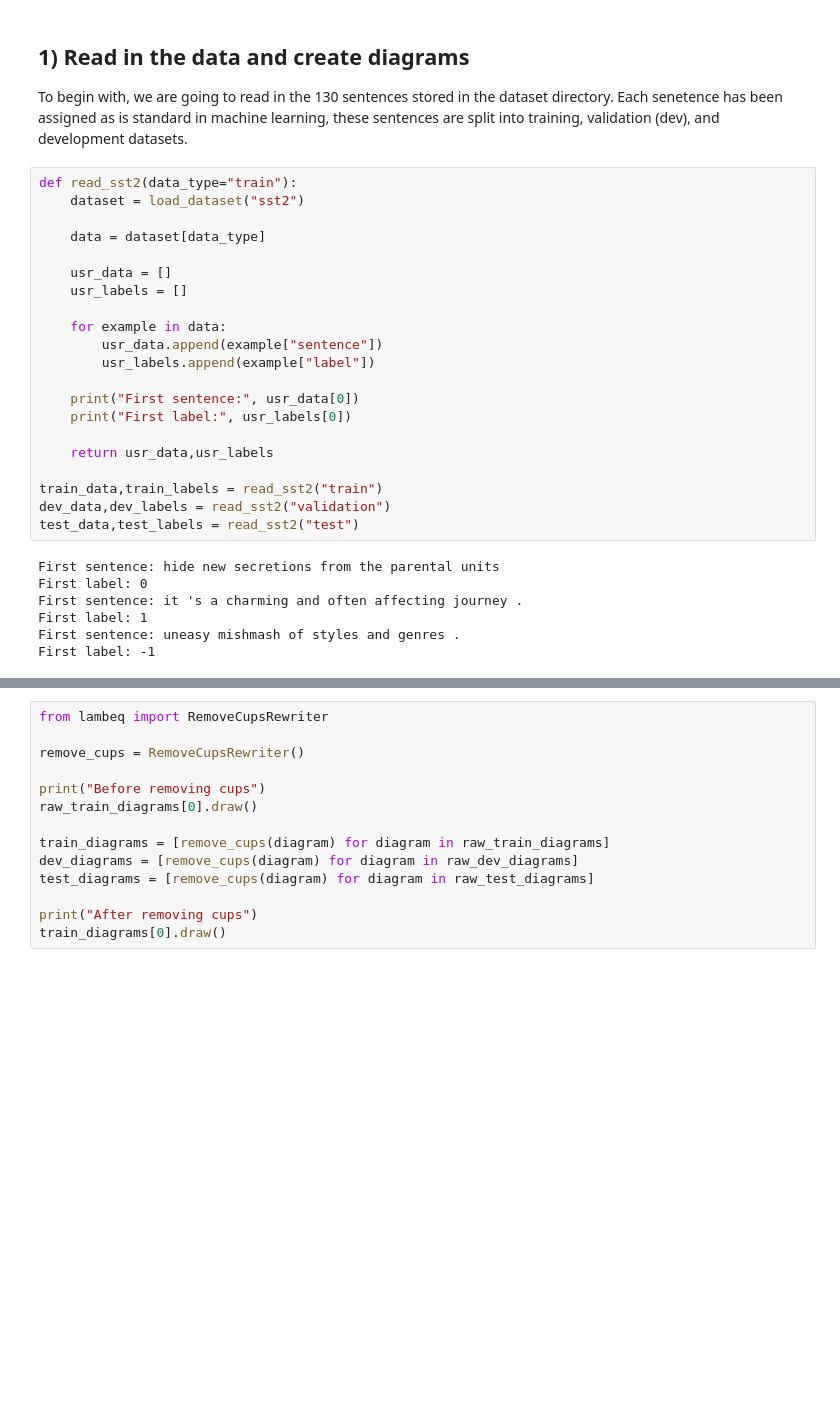
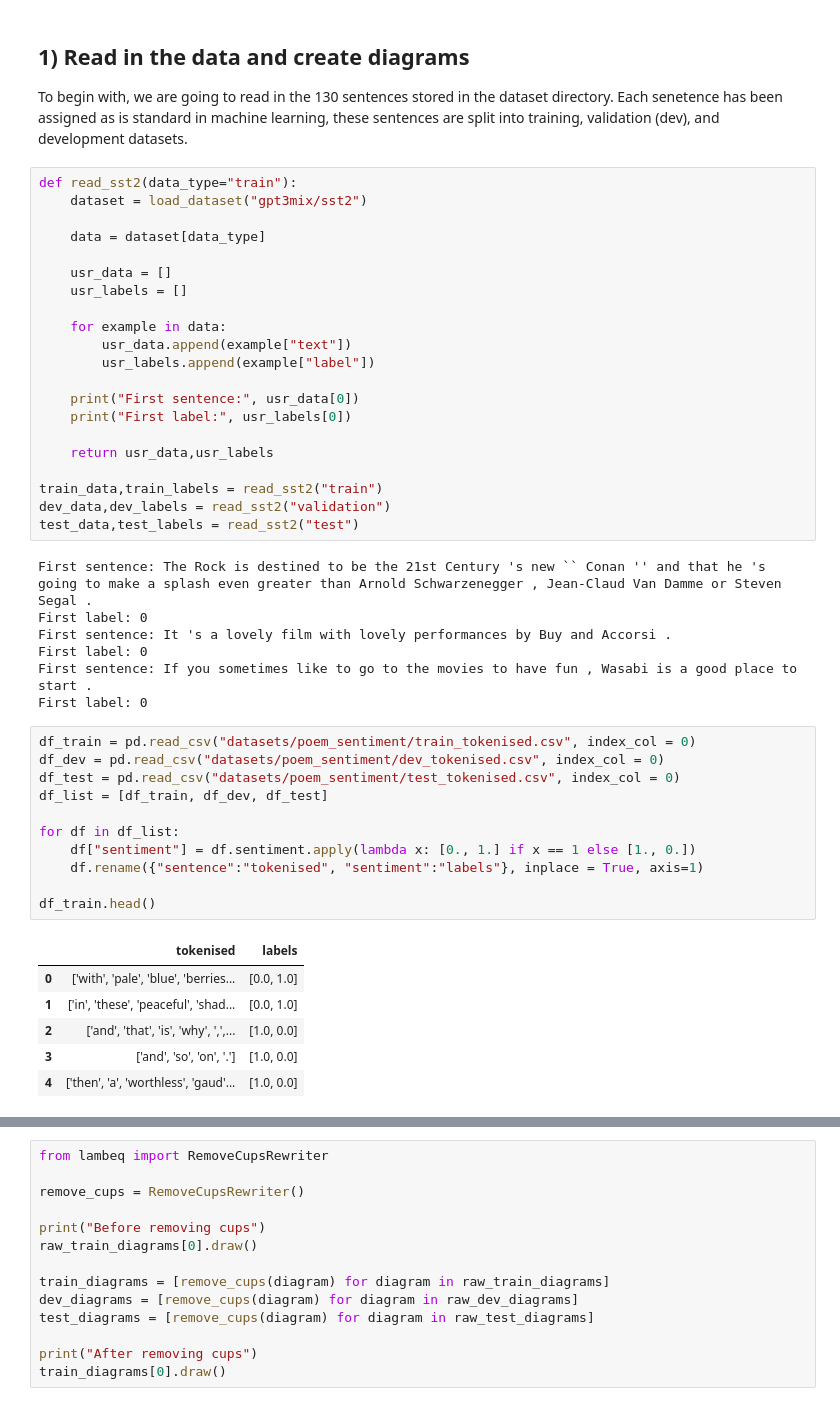
Before and after one commit to blue-research/qlang, a Jupyter notebook: algo.ipynb, the cells around one changed output, grey strips where cells are left out. Drawn from its saved outputs; the diff is of its cells as text; blank space fills up the shorter version.

Commit message:
add new data

```diff
--- a/algo.ipynb
+++ b/algo.ipynb
@@ -11,7 +15,7 @@ os.environ["TOKENIZERS_PARALLELISM"] = "false"
 To begin with, we are going to read in the 130 sentences stored in the dataset directory. Each senetence has been assigned as is standard in machine learning, these sentences are split into training, validation (dev), and development datasets.
 # %%
 def read_sst2(data_type="train"):
-    dataset = load_dataset("sst2")
+    dataset = load_dataset("gpt3mix/sst2")
 
     data = dataset[data_type]
 
@@ -19,7 +23,7 @@ def read_sst2(data_type="train"):
     usr_labels = []
 
     for example in data:
-        usr_data.append(example["sentence"])
+        usr_data.append(example["text"])
         usr_labels.append(example["label"])
 
     print("First sentence:", usr_data[0])
@@ -31,10 +35,28 @@ train_data,train_labels = read_sst2("train")
 dev_data,dev_labels = read_sst2("validation")
 test_data,test_labels = read_sst2("test")
 # %% [output]
-First sentence: hide new secretions from the parental units
+First sentence: The Rock is destined to be the 21st Century 's new `` Conan '' and that he 's going to make a splash even greater than Arnold Schwarzenegger , Jean-Claud Van Damme or Steven Segal .
 First label: 0
-First sentence: it 's a charming and often affecting journey .
-First label: 1
-First sentence: uneasy mishmash of styles and genres .
-First label: -1
+First sentence: It 's a lovely film with lovely performances by Buy and Accorsi .
+First label: 0
+First sentence: If you sometimes like to go to the movies to have fun , Wasabi is a good place to start .
+First label: 0
+# %%
+df_train = pd.read_csv("datasets/poem_sentiment/train_tokenised.csv", index_col = 0)
+df_dev = pd.read_csv("datasets/poem_sentiment/dev_tokenised.csv", index_col = 0)
+df_test = pd.read_csv("datasets/poem_sentiment/test_tokenised.csv", index_col = 0)
+df_list = [df_train, df_dev, df_test]
+
+for df in df_list:
+    df["sentiment"] = df.sentiment.apply(lambda x: [0., 1.] if x == 1 else [1., 0.])
+    df.rename({"sentence":"tokenised", "sentiment":"labels"}, inplace = True, axis=1)
+
+df_train.head()
+# %% [output]
+|  | tokenised | labels |
+| 0 | ['with', 'pale', 'blue', 'berries... | [0.0, 1.0] |
+| 1 | ['in', 'these', 'peaceful', 'shad... | [0.0, 1.0] |
+| 2 | ['and', 'that', 'is', 'why', ',',... | [1.0, 0.0] |
+| 3 | ['and', 'so', 'on', '.'] | [1.0, 0.0] |
+| 4 | ['then', 'a', 'worthless', 'gaud'... | [1.0, 0.0] |
 # %%
```
Also changed, not shown: parts of 2 cells of this notebook.
